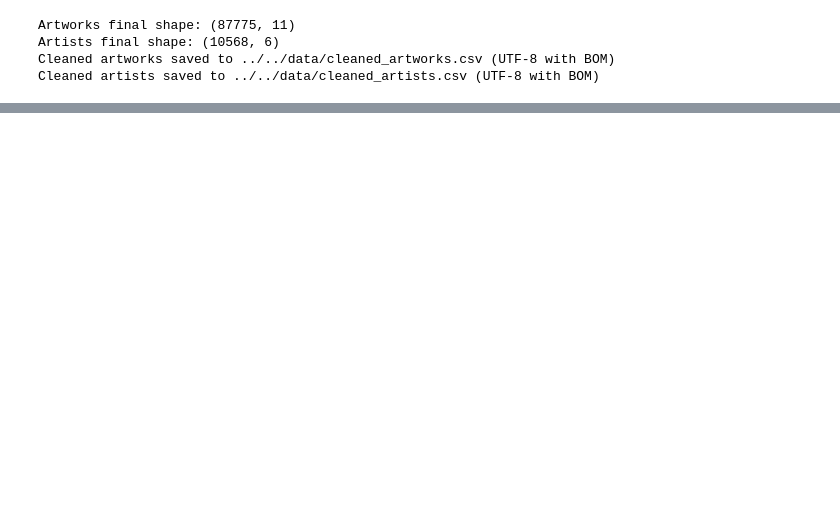
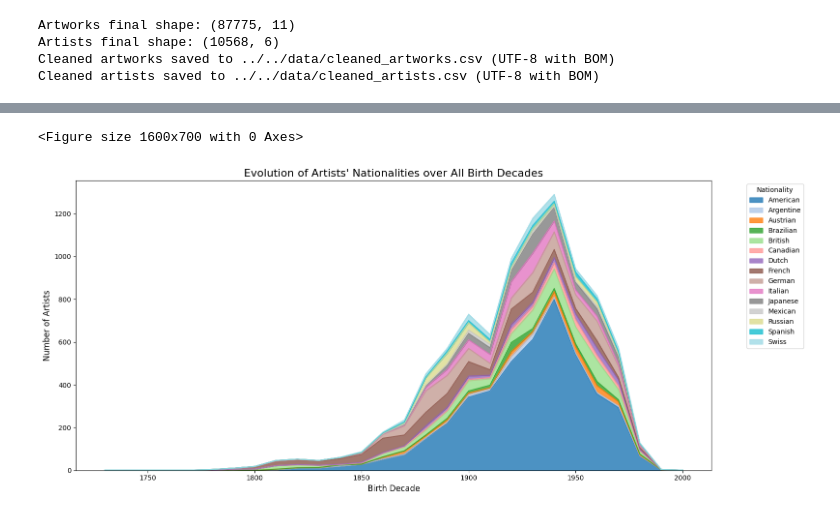
Before and after one commit to com-480-data-visualization/Extra-Crispy, a Jupyter notebook: milestones/milestone1/milestone1.ipynb, the cells around one changed output, grey strips where cells are left out. Saved outputs shown, nothing was run; the diff lists cells and outputs as text; code cells hidden in the pictures; blank space fills up the shorter version.

```diff
--- a/milestones/milestone1/milestone1.ipynb
+++ b/milestones/milestone1/milestone1.ipynb
@@ -220,0 +264,13 @@ Cleaned artists saved to ../../data/cleaned_artists.csv (UTF-8 with BOM)
+# %%
+# Same data: an area chart to show the evolution of each nationality(area size — number of artists)
+plt.figure(figsize=(16, 7))
+pivot_df.plot(kind='area', stacked=True, colormap='tab20', alpha=0.8, figsize=(16, 7))
+plt.title('Evolution of Artists\' Nationalities over All Birth Decades', fontsize=16)
+plt.xlabel('Birth Decade', fontsize=12)
+plt.ylabel('Number of Artists', fontsize=12)
+plt.legend(title='Nationality', bbox_to_anchor=(1.05, 1), loc='upper left')
+plt.tight_layout()
+plt.show()
+# %% [output]
+<Figure size 1600x700 with 0 Axes>
+[figure, added]
```
Also changed, not shown: parts of 50 cells of this notebook, 15 other files.
